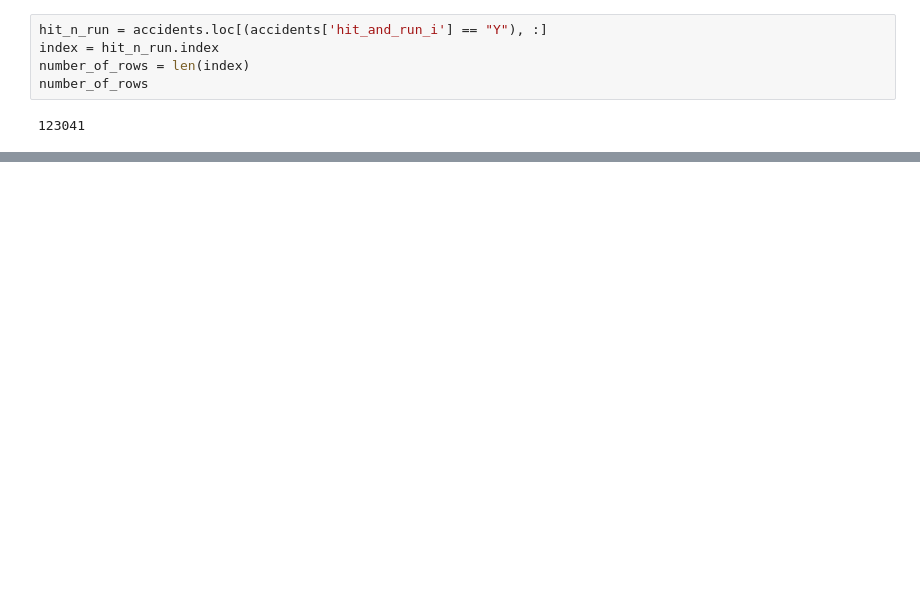
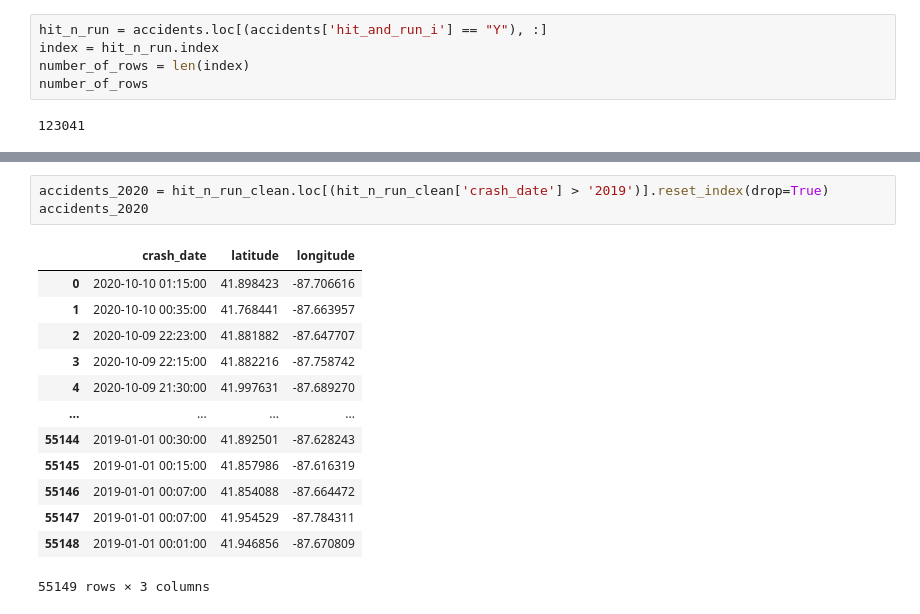
Before and after one commit to PhysicsGlitch/Geomap_Project, a Jupyter notebook: accidents.ipynb, the cells around one changed output, grey strips where cells are left out. Cells and saved outputs as stored; diff of their text form; blank space fills up the shorter version.

```diff
--- a/accidents.ipynb
+++ b/accidents.ipynb
@@ -93,0 +129,17 @@ hit_n_run.to_json(r'hit_n_run.json')
+# %%
+accidents_2020 = hit_n_run_clean.loc[(hit_n_run_clean['crash_date'] > '2019')].reset_index(drop=True)
+accidents_2020
+# %% [output]
+|  | crash_date | latitude | longitude |
+| 0 | 2020-10-10 01:15:00 | 41.898423 | -87.706616 |
+| 1 | 2020-10-10 00:35:00 | 41.768441 | -87.663957 |
+| 2 | 2020-10-09 22:23:00 | 41.881882 | -87.647707 |
+| 3 | 2020-10-09 22:15:00 | 41.882216 | -87.758742 |
+| 4 | 2020-10-09 21:30:00 | 41.997631 | -87.689270 |
+| ... | ... | ... | ... |
+| 55144 | 2019-01-01 00:30:00 | 41.892501 | -87.628243 |
+| 55145 | 2019-01-01 00:15:00 | 41.857986 | -87.616319 |
+| 55146 | 2019-01-01 00:07:00 | 41.854088 | -87.664472 |
+| 55147 | 2019-01-01 00:07:00 | 41.954529 | -87.784311 |
+| 55148 | 2019-01-01 00:01:00 | 41.946856 | -87.670809 |
+55149 rows × 3 columns
```
Also changed, not shown: parts of 12 cells of this notebook, 1 other file.
